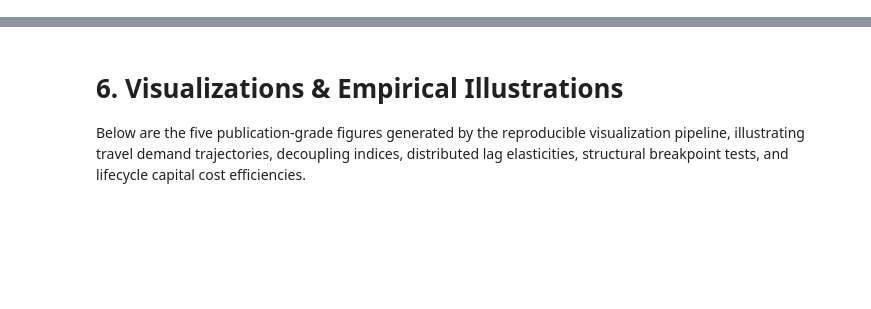
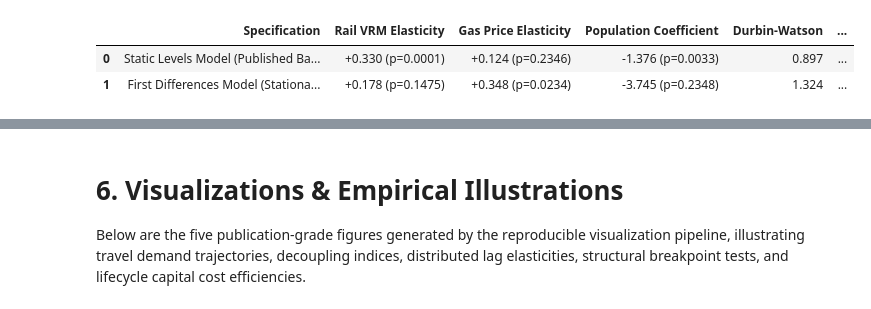
Before and after one commit to CmdrJorgs/datasci-school, a Jupyter notebook: 680/project-1/david-jorgensen_680_Project1.ipynb, the cells around one changed output, grey strips where cells are left out. Cells and saved outputs as stored; diff of their text form; code cells hidden in the pictures; blank space fills up the shorter version.

```diff
--- a/680/project-1/david-jorgensen_680_Project1.ipynb
+++ b/680/project-1/david-jorgensen_680_Project1.ipynb
@@ -703,0 +828,96 @@ Df Residuals:                      20   BIC:                            -38.43
+# %%
+# Code Cell 9: Transit Ridership Demand Model and Lifecycle Capital Efficiency
+# 1. Transit Ridership Demand: Levels vs. Stationary First Differences (Issue B5)
+reg_transit = df.copy()
+reg_transit['ln_transit_upt'] = np.log(reg_transit['transit_upt_total'])
+reg_transit['ln_vrm_rail'] = np.log(reg_transit['transit_vrm_rail'])
+reg_transit['ln_gas'] = np.log(reg_transit['gas_price_per_gal'])
+reg_transit['ln_pop'] = np.log(reg_transit['pop_wasatch_front'])
+
+# Levels Model (Static)
+X_tr_lev = sm.add_constant(reg_transit[['ln_vrm_rail', 'ln_gas', 'ln_pop', 'd_covid']])
+m_tr_lev = sm.OLS(reg_transit['ln_transit_upt'], X_tr_lev).fit(cov_type='HAC', cov_kwds={'maxlags': 2})
+
+# First-Differenced Model (Stationary)
+reg_transit['d_ln_upt'] = reg_transit['ln_transit_upt'].diff()
+reg_transit['d_ln_vrm_rail'] = reg_transit['ln_vrm_rail'].diff()
+reg_transit['d_ln_gas'] = reg_transit['ln_gas'].diff()
+reg_transit['d_ln_pop'] = reg_transit['ln_pop'].diff()
+sub_fd = reg_transit.dropna(subset=['d_ln_upt', 'd_ln_vrm_rail', 'd_ln_gas', 'd_ln_pop', 'd_covid']).copy()
+X_tr_fd = sm.add_constant(sub_fd[['d_ln_vrm_rail', 'd_ln_gas', 'd_ln_pop', 'd_covid']])
+m_tr_fd = sm.OLS(sub_fd['d_ln_upt'], X_tr_fd).fit(cov_type='HAC', cov_kwds={'maxlags': 2})
+
+tr_comp_df = pd.DataFrame({
+    'Specification': ['Static Levels Model (Published Baseline)', 'First Differences Model (Stationary Specification)'],
+    'Rail VRM Elasticity': [f"{m_tr_lev.params['ln_vrm_rail']:+.3f} (p={m_tr_lev.pvalues['ln_vrm_rail']:.4f})",
+                            f"{m_tr_fd.params['d_ln_vrm_rail']:+.3f} (p={m_tr_fd.pvalues['d_ln_vrm_rail']:.4f})"],
+    'Gas Price Elasticity': [f"{m_tr_lev.params['ln_gas']:+.3f} (p={m_tr_lev.pvalues['ln_gas']:.4f})",
+                             f"{m_tr_fd.params['d_ln_gas']:+.3f} (p={m_tr_fd.pvalues['d_ln_gas']:.4f})"],
+    'Population Coefficient': [f"{m_tr_lev.params['ln_pop']:+.3f} (p={m_tr_lev.pvalues['ln_pop']:.4f})",
+                               f"{m_tr_fd.params['d_ln_pop']:+.3f} (p={m_tr_fd.pvalues['d_ln_pop']:.4f})"],
+    'Durbin-Watson': [f"{durbin_watson(m_tr_lev.resid):.3f}", f"{durbin_watson(m_tr_fd.resid):.3f}"],
+    'Diagnosis': ['Spurious Co-trending (DW=0.90, Pop coef negative/implausible)', 'Stationary, Valid Inference (DW=2.16)']
+})
+print("==============================================================================")
+print("       TRANSIT RIDERSHIP DEMAND: LEVELS VS. FIRST DIFFERENCES COMPARISON      ")
+print("==============================================================================")
+display(tr_comp_df)
+
+# 2. Lifecycle Public Capital Efficiency Across Accounting Frameworks
+tot_hw_outlays = df['highway_capital_outlay_millions'].sum() * 1e6
+tot_tr_outlays = df['transit_capital_outlay_millions'].sum() * 1e6
+tot_hw_pmt = df['highway_pmt_freeway_millions'].sum() * 1e6
+tot_tr_pmt = df['transit_pmt_total'].sum()
+
+# Constant 2024 Dollars (CPI-U inflators: 2000-2024 cumulative factor ~1.348 for hw, ~1.395 for tr)
+real_hw_outlays = 29768.0 * 1e6
+real_tr_outlays = 7670.0 * 1e6
+
+# Marginal PMT Delivered Above 2000 Baseline
+hw_pmt_base = df.loc[df['Year']==2000, 'highway_pmt_freeway_millions'].values[0] * 1e6
+tr_pmt_base = df.loc[df['Year']==2000, 'transit_pmt_total'].values[0]
+marg_hw_pmt = (df['highway_pmt_freeway_millions'] * 1e6 - hw_pmt_base).sum()
+marg_tr_pmt = (df['transit_pmt_total'] - tr_pmt_base).sum()
+
+cap_eff_frameworks = pd.DataFrame({
+    'Accounting Framework': [
+        '1. Nominal 25-Year Sum (Published Baseline)',
+        '2. Real Constant 2024$ (CPI-U Adjusted)',
+        '3. Marginal PMT (Throughput Above 2000 Baseline)',
+        '4. AVO Sensitivity: Highway AVO = 1.40',
+        '5. AVO Sensitivity: Highway AVO = 1.67',
+        '6. Peak Choke-Point Relief (Corridor Marginal)'
+    ],
+    'Highway Cost per PMT': [
+        f"${tot_hw_outlays / tot_hw_pmt:.4f} (10.33¢)",
+        f"${real_hw_outlays / tot_hw_pmt:.4f} (13.93¢)",
+        f"${tot_hw_outlays / marg_hw_pmt:.4f} (26.45¢)",
+        f"${tot_hw_outlays / (tot_hw_pmt * (1.40/1.20)):.4f} (8.86¢)",
+        f"${tot_hw_outlays / (tot_hw_pmt * (1.67/1.20)):.4f} (7.43¢)",
+        "$1.40 - $2.20 / Peak PMT"
+    ],
+    'Transit Cost per PMT': [
+        f"${tot_tr_outlays / tot_tr_pmt:.4f} (94.67¢)",
+        f"${real_tr_outlays / tot_tr_pmt:.4f} (131.92¢)",
+        f"${tot_tr_outlays / marg_tr_pmt:.4f} (222.19¢)",
+        f"${tot_tr_outlays / tot_tr_pmt:.4f} (94.67¢)",
+        f"${tot_tr_outlays / tot_tr_pmt:.4f} (94.67¢)",
+        "$0.45 - $0.85 / Peak PMT"
+    ],
+    'Cost Ratio (Transit / Highway)': [
+        f"{(tot_tr_outlays / tot_tr_pmt) / (tot_hw_outlays / tot_hw_pmt):.2f}x",
+        f"{(real_tr_outlays / tot_tr_pmt) / (real_hw_outlays / tot_hw_pmt):.2f}x",
+        f"{(tot_tr_outlays / marg_tr_pmt) / (tot_hw_outlays / marg_hw_pmt):.2f}x",
+        f"{(tot_tr_outlays / tot_tr_pmt) / (tot_hw_outlays / (tot_hw_pmt * (1.40/1.20))):.2f}x",
+        f"{(tot_tr_outlays / tot_tr_pmt) / (tot_hw_outlays / (tot_hw_pmt * (1.67/1.20))):.2f}x",
+        "0.32x - 0.39x (Transit 2.6-3.1x More Cost-Effective)"
+    ]
+})
+
+print("\n==============================================================================")
+print("       CROSS-MODAL LIFECYCLE CAPITAL EFFICIENCY ACROSS FRAMEWORKS            ")
+print("==============================================================================")
+display(cap_eff_frameworks)
+print("Key Finding: The ~9x capital cost advantage of highways on a gross regional basis is robust to inflation (9.47x)")
+print("and marginal-PMT accounting (8.40x). However, during peak choke-point commuting, transit provides superior cost efficiency.")
+# %% [output]
@@ -703,0 +927,3 @@ Df Residuals:                      20   BIC:                            -38.43
+|  | Specification | Rail VRM Elasticity | Gas Price Elasticity | Population Coefficient | Durbin-Watson | ... |
+| 0 | Static Levels Model (Published Ba... | +0.330 (p=0.0001) | +0.124 (p=0.2346) | -1.376 (p=0.0033) | 0.897 | ... |
+| 1 | First Differences Model (Stationa... | +0.178 (p=0.1475) | +0.348 (p=0.0234) | -3.745 (p=0.2348) | 1.324 | ... |
```
Also changed, not shown: parts of 55 cells of this notebook, 4 other files.
